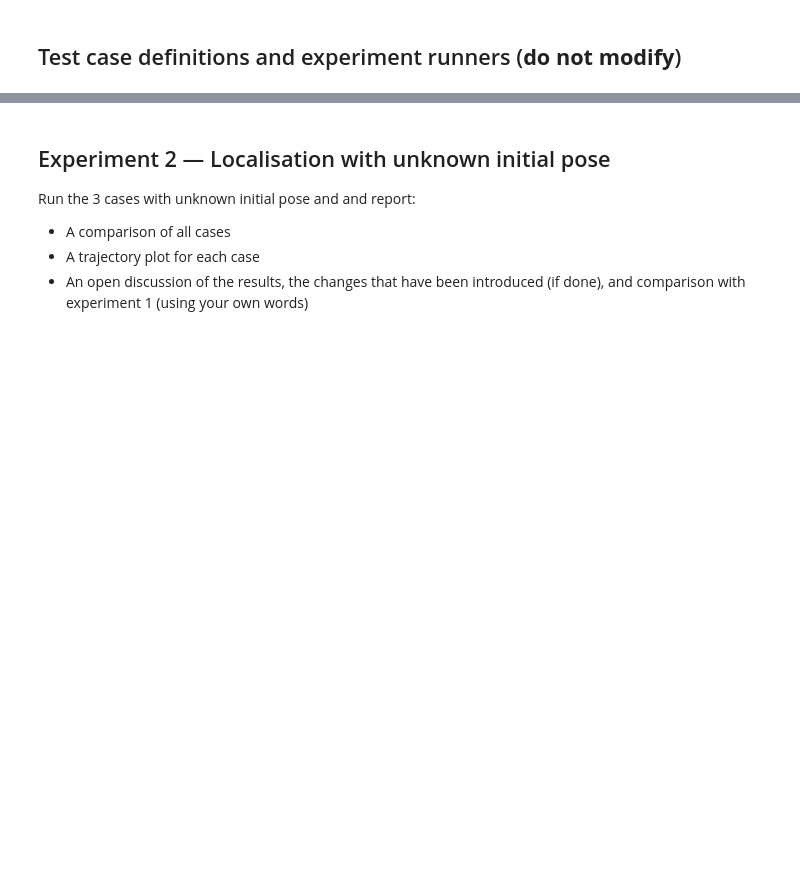
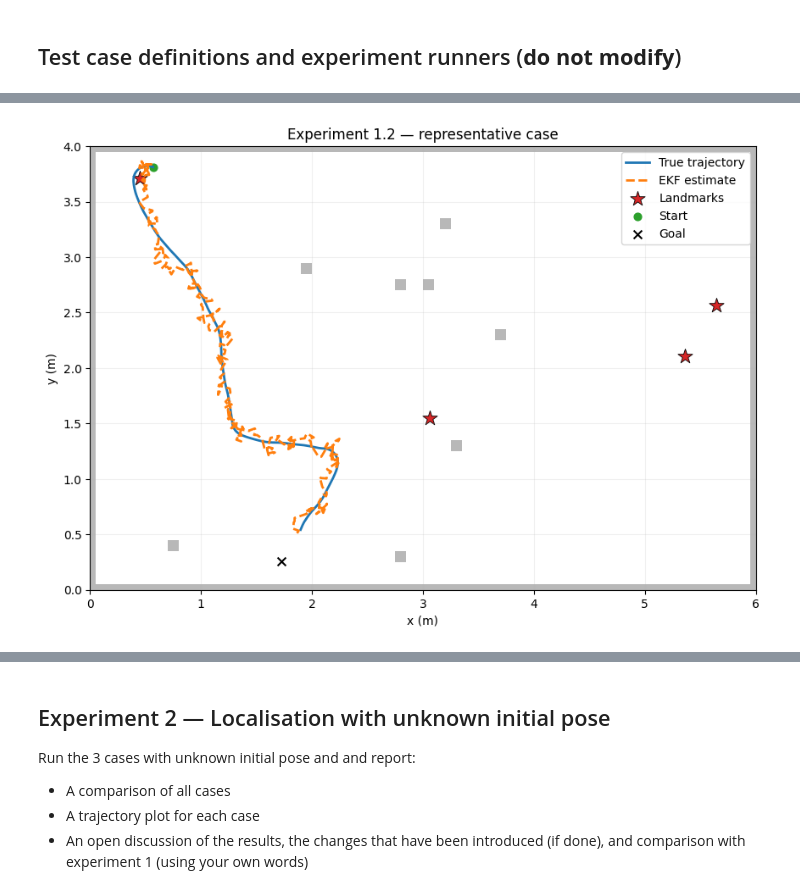
Before and after one commit to alvaromalfaro/autonomous-robotics, a Jupyter notebook: Homework2.ipynb, the cells around one changed output, grey strips where cells are left out. Cells and saved outputs as stored; diff of their text form; code cells hidden in the pictures; blank space fills up the shorter version.

```diff
--- a/Homework2.ipynb
+++ b/Homework2.ipynb
@@ -1274,0 +1304,5 @@ for index in [1,2,3]:
+# %%
+grid, result = known_outputs[f"known_pose_{2}"]
+plot_ekf_trajectory(result, grid, title=f"Experiment 1.{2} — representative case")
+# %% [output]
+[figure, added]
```
Also changed, not shown: parts of 26 cells of this notebook.
